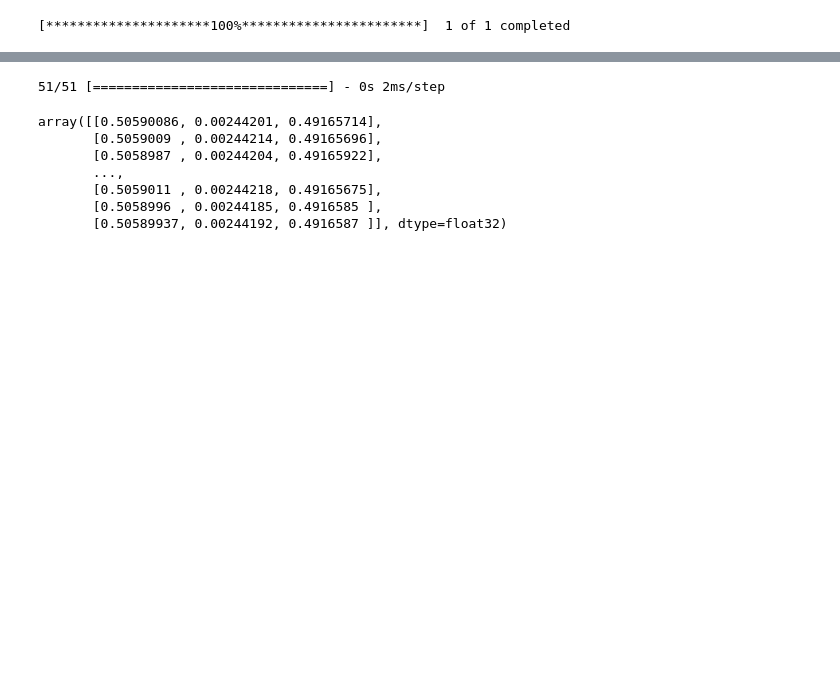
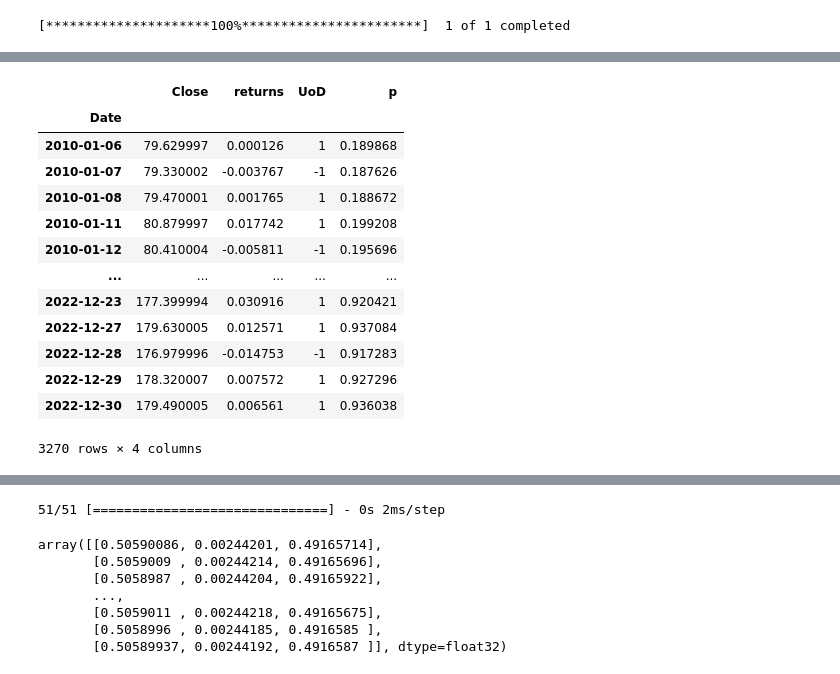
Before and after one commit to khanhtrinh2003/Finance, a Jupyter notebook: Prediction/simple_neural_networks.ipynb, the cells around one changed output, grey strips where cells are left out. Cells and saved outputs as stored; diff of their text form; code cells hidden in the pictures; blank space fills up the shorter version.

```diff
--- a/Prediction/simple_neural_networks.ipynb
+++ b/Prediction/simple_neural_networks.ipynb
@@ -95 +65,23 @@ def NN(x,y, input_dim, out_dim):
+# %%
+from sklearn.preprocessing import MinMaxScaler
+scaler = MinMaxScaler(feature_range=(0,1))
+data = (scaler.fit_transform(df["Close"].values.reshape(-1,1)))
+df["p"]=data
+# %%
+df
+# %% [output]
+|  | Close | returns | UoD | p |
+| Date |  |  |  |  |
+| 2010-01-06 | 79.629997 | 0.000126 | 1 | 0.189868 |
+| 2010-01-07 | 79.330002 | -0.003767 | -1 | 0.187626 |
+| 2010-01-08 | 79.470001 | 0.001765 | 1 | 0.188672 |
+| 2010-01-11 | 80.879997 | 0.017742 | 1 | 0.199208 |
+| 2010-01-12 | 80.410004 | -0.005811 | -1 | 0.195696 |
+| ... | ... | ... | ... | ... |
+| 2022-12-23 | 177.399994 | 0.030916 | 1 | 0.920421 |
+| 2022-12-27 | 179.630005 | 0.012571 | 1 | 0.937084 |
+| 2022-12-28 | 176.979996 | -0.014753 | -1 | 0.917283 |
+| 2022-12-29 | 178.320007 | 0.007572 | 1 | 0.927296 |
+| 2022-12-30 | 179.490005 | 0.006561 | 1 | 0.936038 |
+3270 rows × 4 columns
 # %%
```
Also changed, not shown: parts of 10 cells of this notebook, 22 other files.
